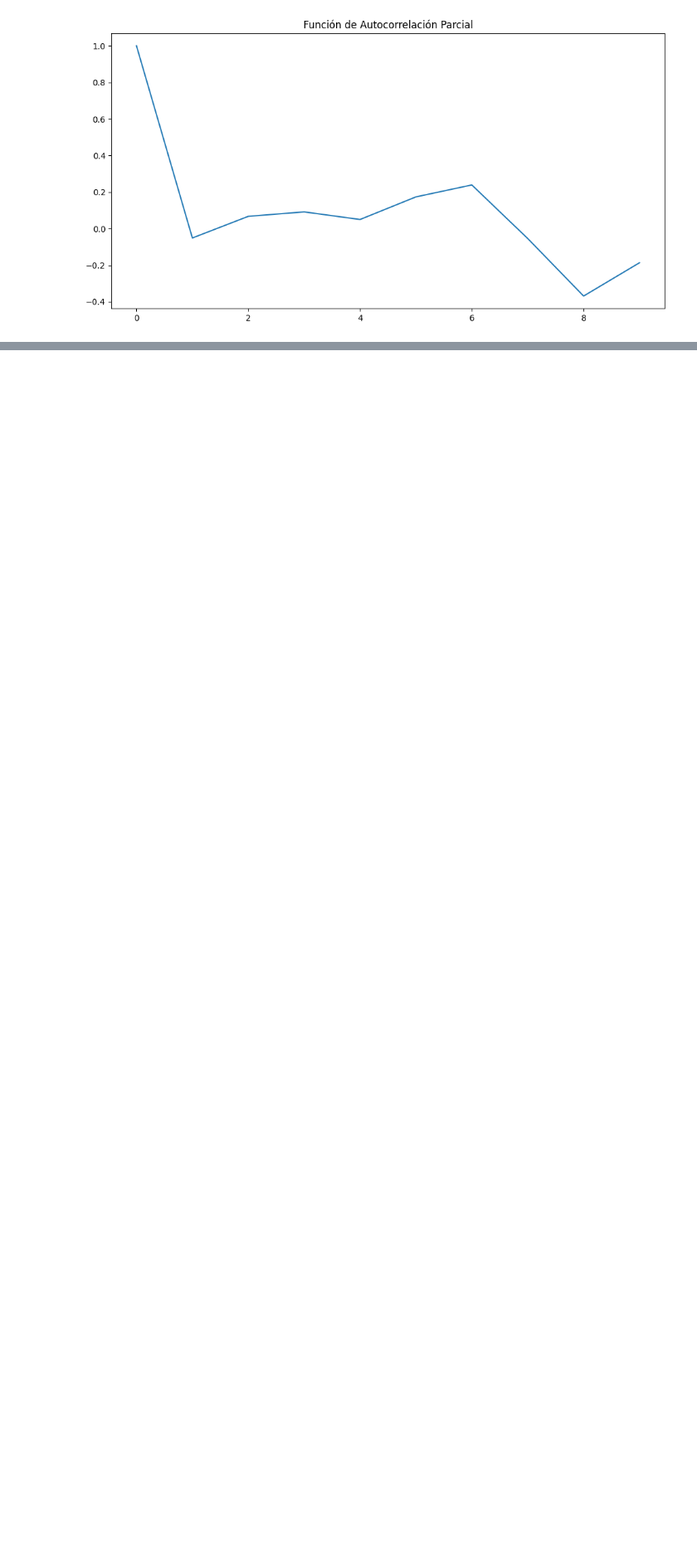
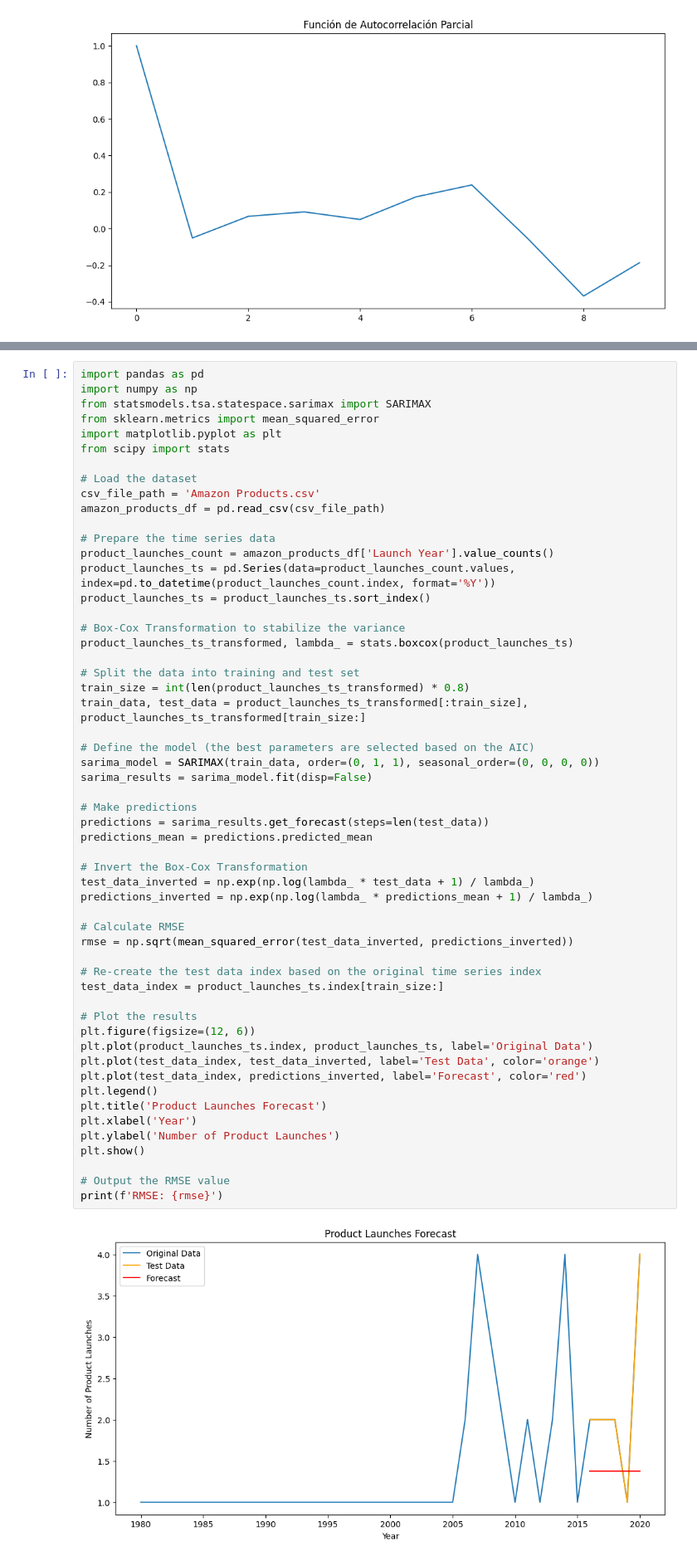
Before and after one commit to gggandre/modulo5_evidencias, a Jupyter notebook: analisis/analisis.ipynb, the cells around one changed output, grey strips where cells are left out. Shown: that part at 83% size. Drawn from its saved outputs; the diff is of its cells as text; blank space fills up the shorter version.

```diff
--- a/analisis/analisis.ipynb
+++ b/analisis/analisis.ipynb
@@ -154,0 +226,57 @@ plt.show()
+# %%
+import pandas as pd
+import numpy as np
+from statsmodels.tsa.statespace.sarimax import SARIMAX
+from sklearn.metrics import mean_squared_error
+import matplotlib.pyplot as plt
+from scipy import stats
+
+# Load the dataset
+csv_file_path = 'Amazon Products.csv'
+amazon_products_df = pd.read_csv(csv_file_path)
+
+# Prepare the time series data
+product_launches_count = amazon_products_df['Launch Year'].value_counts()
+product_launches_ts = pd.Series(data=product_launches_count.values, index=pd.to_datetime(product_launches_count.index, format='%Y'))
+product_launches_ts = product_launches_ts.sort_index()
+
+# Box-Cox Transformation to stabilize the variance
+product_launches_ts_transformed, lambda_ = stats.boxcox(product_launches_ts)
+
+# Split the data into training and test set
+train_size = int(len(product_launches_ts_transformed) * 0.8)
+train_data, test_data = product_launches_ts_transformed[:train_size], product_launches_ts_transformed[train_size:]
+
+# Define the model (the best parameters are selected based on the AIC)
+sarima_model = SARIMAX(train_data, order=(0, 1, 1), seasonal_order=(0, 0, 0, 0))
+sarima_results = sarima_model.fit(disp=False)
+
+# Make predictions
+predictions = sarima_results.get_forecast(steps=len(test_data))
+predictions_mean = predictions.predicted_mean
+
+# Invert the Box-Cox Transformation
+test_data_inverted = np.exp(np.log(lambda_ * test_data + 1) / lambda_)
+predictions_inverted = np.exp(np.log(lambda_ * predictions_mean + 1) / lambda_)
+
+# Calculate RMSE
+rmse = np.sqrt(mean_squared_error(test_data_inverted, predictions_inverted))
+
+# Re-create the test data index based on the original time series index
+test_data_index = product_launches_ts.index[train_size:]
+
+# Plot the results
+plt.figure(figsize=(12, 6))
+plt.plot(product_launches_ts.index, product_launches_ts, label='Original Data')
+plt.plot(test_data_index, test_data_inverted, label='Test Data', color='orange')
+plt.plot(test_data_index, predictions_inverted, label='Forecast', color='red')
+plt.legend()
+plt.title('Product Launches Forecast')
+plt.xlabel('Year')
+plt.ylabel('Number of Product Launches')
+plt.show()
+
+# Output the RMSE value
+print(f'RMSE: {rmse}')
+# %% [output]
+[figure, added]
```
Also changed, not shown: parts of 5 cells of this notebook, 1 other file.
